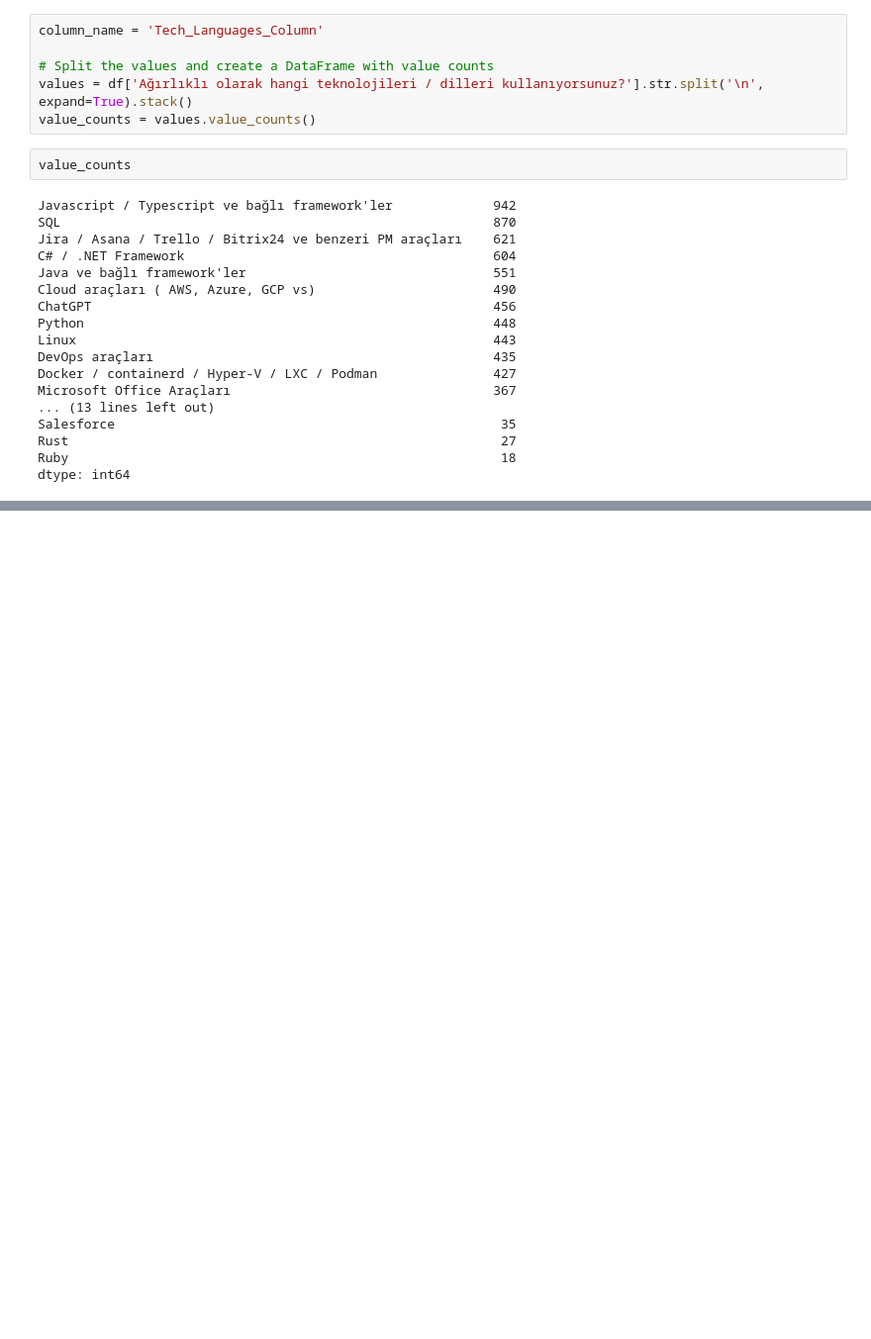
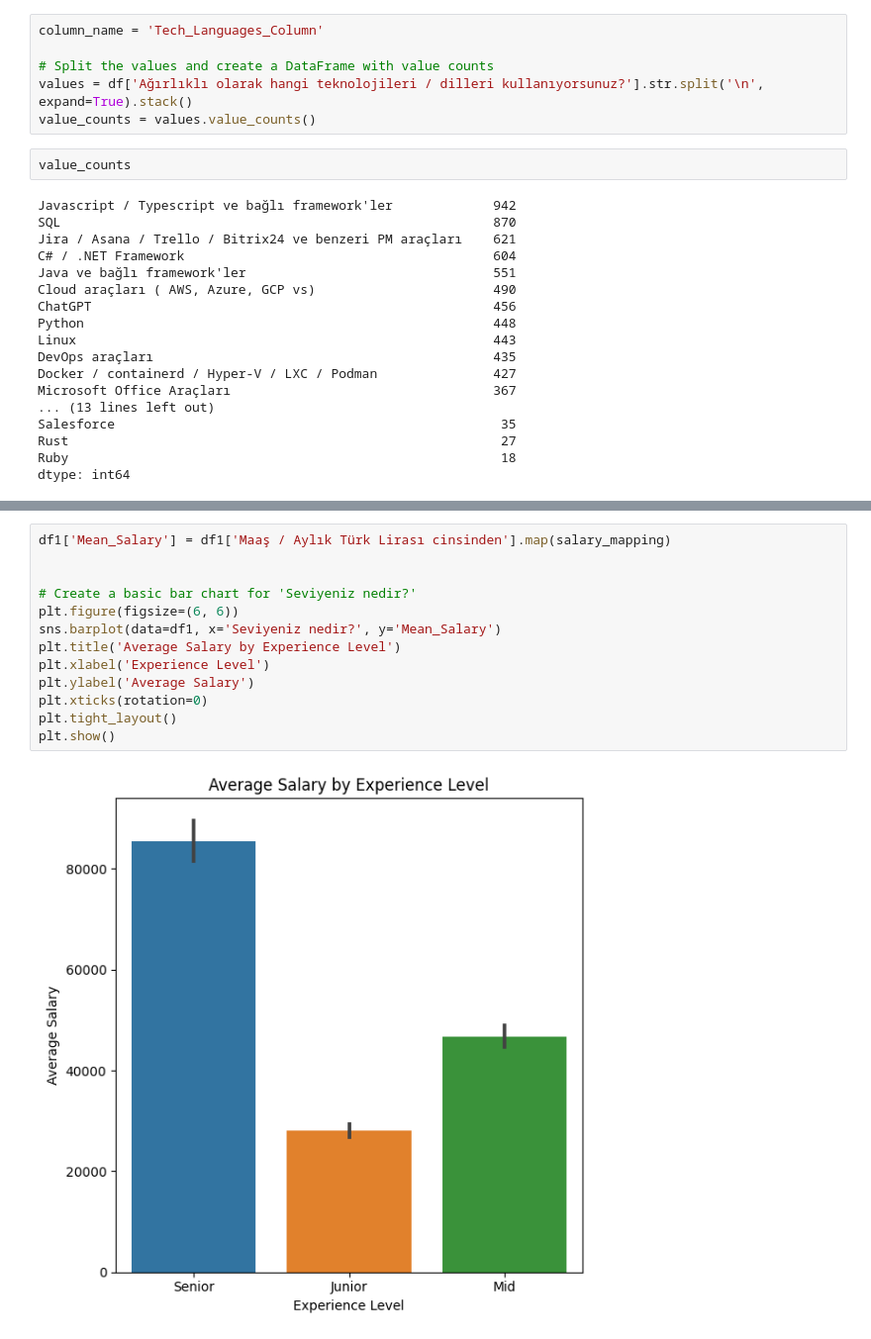
Before and after one commit to ofgkts/Portfolio-Projects, a Jupyter notebook: survey_code.ipynb, the cells around one changed output, grey strips where cells are left out. Shown at 99% size. Cells and saved outputs as stored; diff of their text form; blank space fills up the shorter version.

```diff
--- a/survey_code.ipynb
+++ b/survey_code.ipynb
@@ -135,0 +281,15 @@ dtype: int64
+# %%
+df1['Mean_Salary'] = df1['Maaş / Aylık Türk Lirası cinsinden'].map(salary_mapping)
+
+
+# Create a basic bar chart for 'Seviyeniz nedir?'
+plt.figure(figsize=(6, 6))
+sns.barplot(data=df1, x='Seviyeniz nedir?', y='Mean_Salary')
+plt.title('Average Salary by Experience Level')
+plt.xlabel('Experience Level')
+plt.ylabel('Average Salary')
+plt.xticks(rotation=0)
+plt.tight_layout()
+plt.show()
+# %% [output]
+[figure, added]
```
Also changed, not shown: parts of 11 cells of this notebook.
